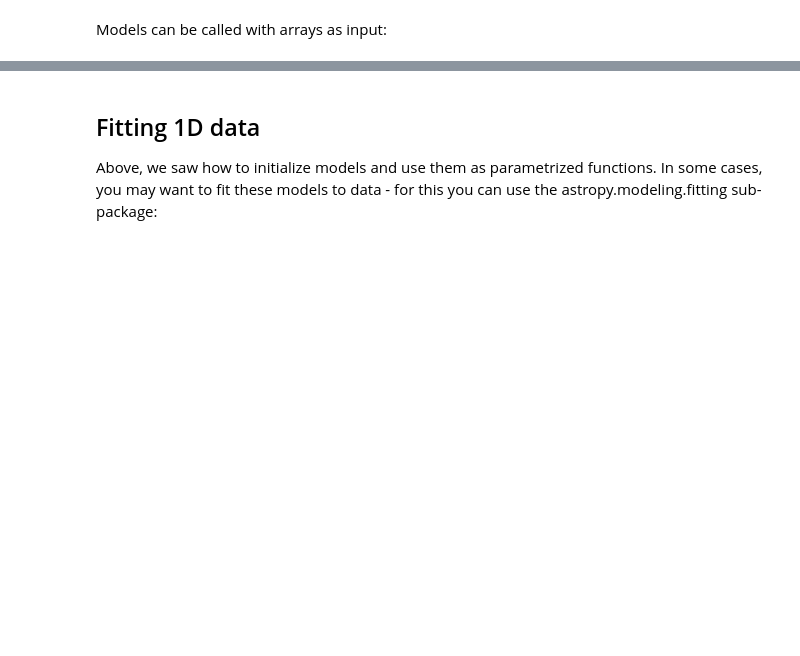
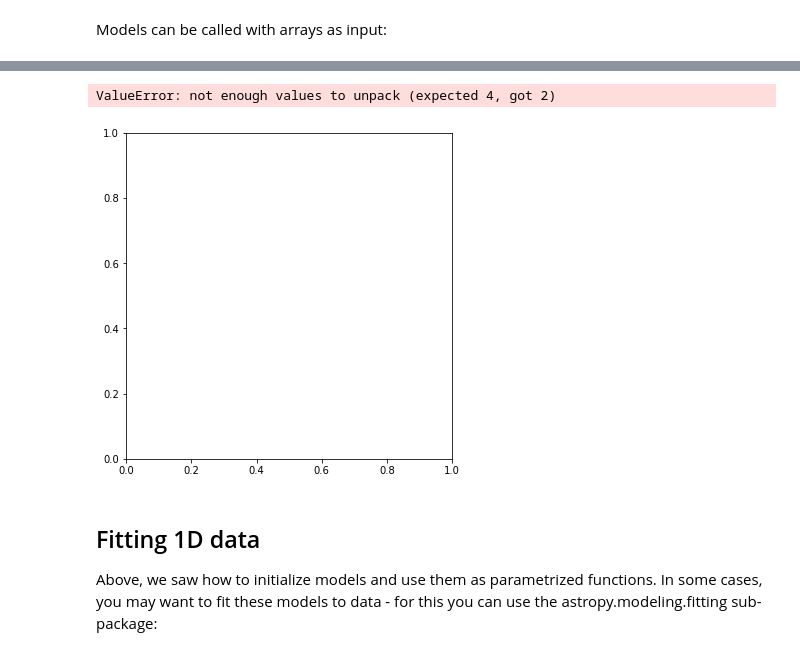
Before and after one commit to bsipocz/ASTR497, a Jupyter notebook: astropy_notebooks/13-modeling.ipynb, the cells around one changed output, grey strips where cells are left out. Cells and saved outputs as stored; diff of their text form; code cells hidden in the pictures; blank space fills up the shorter version.

```diff
--- a/astropy_notebooks/13-modeling.ipynb
+++ b/astropy_notebooks/13-modeling.ipynb
@@ -50,3 +100,9 @@ Models can be called with arrays as input:
+# %%
+X, Y = np.meshgrid(x, y)
+plt.imshow(g2(X, Y), extent=[-10, 10, -10, 10])
+# %% [output]
+ValueError: not enough values to unpack (expected 4, got 2)
+[figure, added]
 # %% [markdown]
 ## Fitting 1D data
 
```
Also changed, not shown: parts of 37 cells of this notebook.
